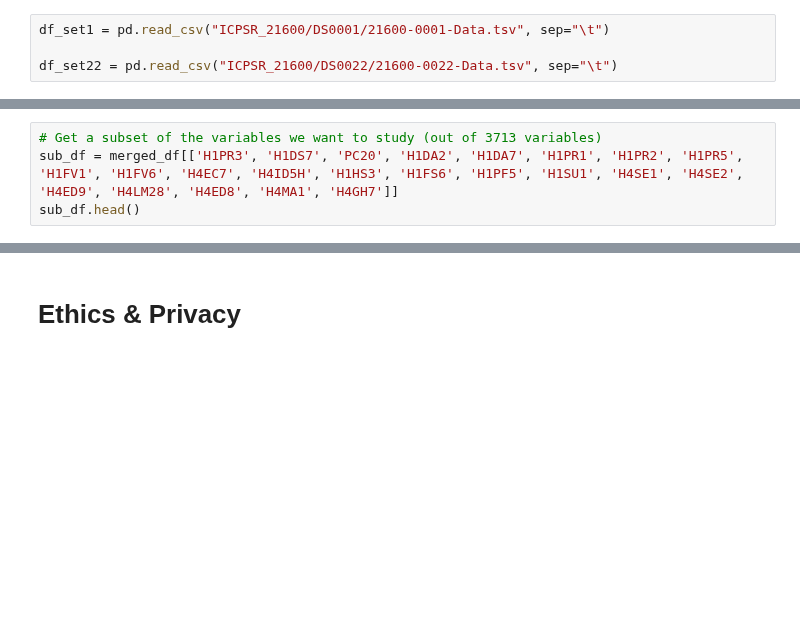
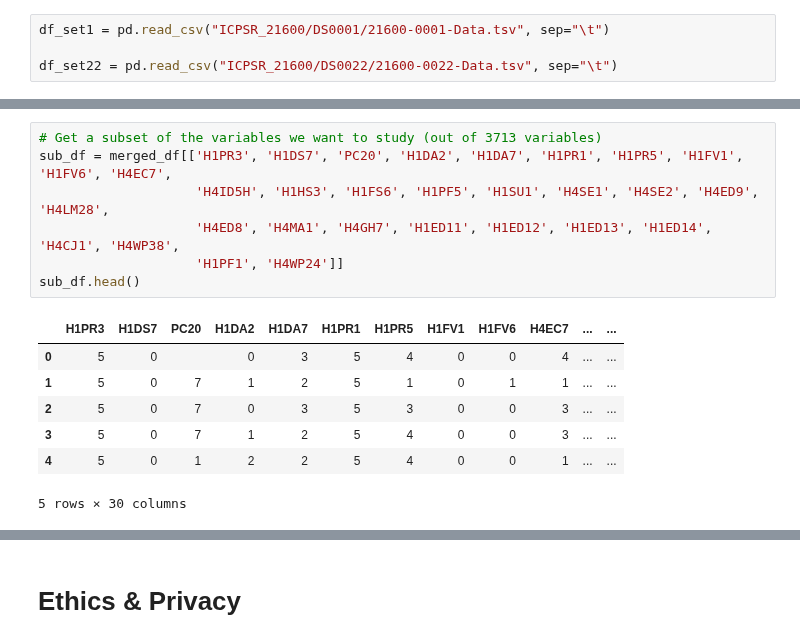
Before and after one commit to alyssaqle/COGS-108---Longitudinal-Mental-Health-Analysis, a Jupyter notebook: DataCheckpoint_Group055_SP25.ipynb, the cells around one changed output, grey strips where cells are left out. Drawn from its saved outputs; the diff is of its cells as text; blank space fills up the shorter version.

```diff
--- a/DataCheckpoint_Group055_SP25.ipynb
+++ b/DataCheckpoint_Group055_SP25.ipynb
@@ -101,4 +110,15 @@ merged_df.head()
 # %%
 # Get a subset of the variables we want to study (out of 3713 variables)
-sub_df = merged_df[['H1PR3', 'H1DS7', 'PC20', 'H1DA2', 'H1DA7', 'H1PR1', 'H1PR2', 'H1PR5', 'H1FV1', 'H1FV6', 'H4EC7', 'H4ID5H', 'H1HS3', 'H1FS6', 'H1PF5', 'H1SU1', 'H4SE1', 'H4SE2', 'H4ED9', 'H4LM28', 'H4ED8', 'H4MA1', 'H4GH7']]
+sub_df = merged_df[['H1PR3', 'H1DS7', 'PC20', 'H1DA2', 'H1DA7', 'H1PR1', 'H1PR5', 'H1FV1', 'H1FV6', 'H4EC7',
+                    'H4ID5H', 'H1HS3', 'H1FS6', 'H1PF5', 'H1SU1', 'H4SE1', 'H4SE2', 'H4ED9', 'H4LM28',
+                    'H4ED8', 'H4MA1', 'H4GH7', 'H1ED11', 'H1ED12', 'H1ED13', 'H1ED14', 'H4CJ1', 'H4WP38',
+                    'H1PF1', 'H4WP24']]
 sub_df.head()
+# %% [output]
+|  | H1PR3 | H1DS7 | PC20 | H1DA2 | H1DA7 | H1PR1 | H1PR5 | H1FV1 | H1FV6 | H4EC7 | ... | ... |
+| 0 | 5 | 0 |  | 0 | 3 | 5 | 4 | 0 | 0 | 4 | ... | ... |
+| 1 | 5 | 0 | 7 | 1 | 2 | 5 | 1 | 0 | 1 | 1 | ... | ... |
+| 2 | 5 | 0 | 7 | 0 | 3 | 5 | 3 | 0 | 0 | 3 | ... | ... |
+| 3 | 5 | 0 | 7 | 1 | 2 | 5 | 4 | 0 | 0 | 3 | ... | ... |
+| 4 | 5 | 0 | 1 | 2 | 2 | 5 | 4 | 0 | 0 | 1 | ... | ... |
+5 rows × 30 columns
```
Also changed, not shown: parts of 10 cells of this notebook.
